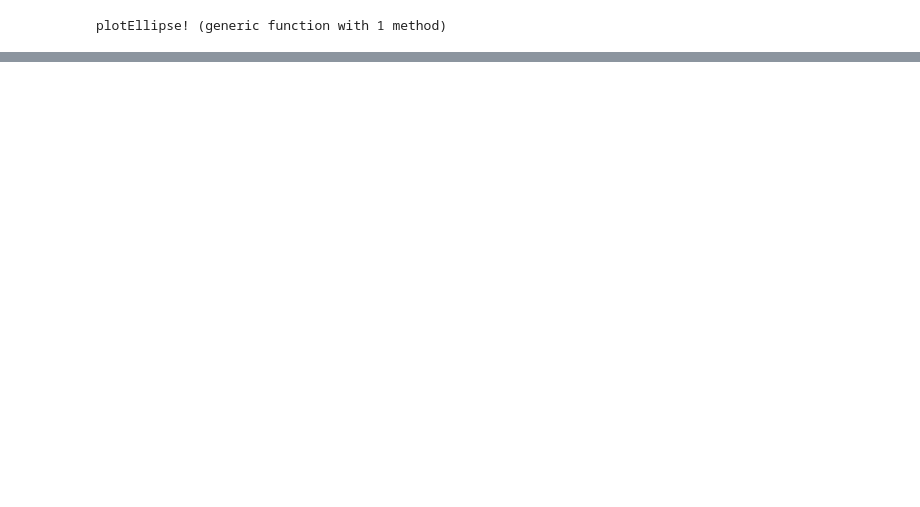
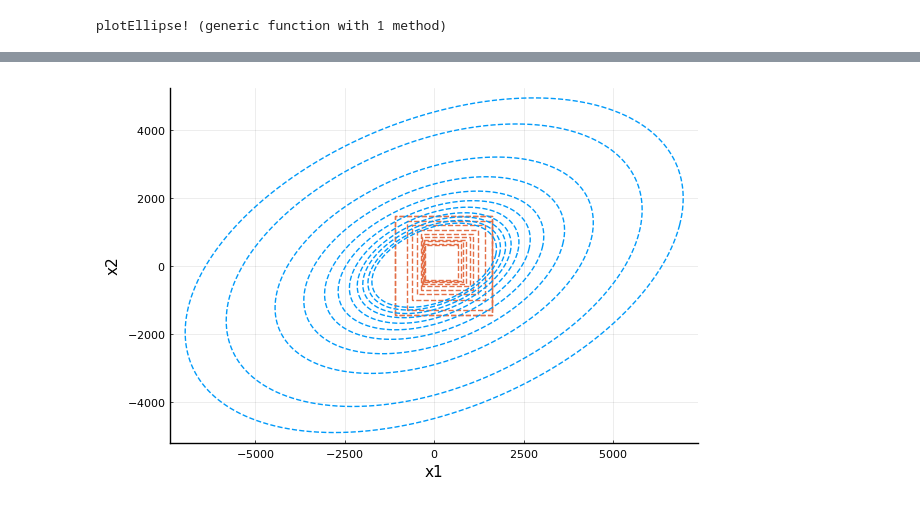
Before and after one commit to AntonXue/nn-sdp, a Jupyter notebook: notebooks/random-beta.ipynb, the cells around one changed output, grey strips where cells are left out. Saved outputs shown, nothing was run; the diff lists cells and outputs as text; code cells hidden in the pictures; blank space fills up the shorter version.

```diff
--- a/notebooks/random-beta.ipynb
+++ b/notebooks/random-beta.ipynb
@@ -234,0 +168,23 @@ ellipsoids[10][1]
+# %%
+plt = plot()
+todo_xs, todo_ys = x1s, x2s
+plt = plotBoxes!(plt, todo_xs[:,1], todo_xs[:,2], todo_ys[:,1], todo_ys[:,2],
+    color = colors[2],
+    linestyle = :dash,
+    legend = false)
+
+
+# todo_ellipsoids = ellipsoids[inds]
+todo_ellipsoids = ellipsoids
+
+for (P, yc) in todo_ellipsoids
+    Pp, ycp = P[1:2, 1:2], yc[1:2]
+    plotEllipse!(plt, Pp, ycp, color=colors[1], legend=false, linestyle=:dash)
+end
+
+plt = plot!(plt, xlabel="x1", ylabel="x2")
+
+savefig(plt, joinpath(DUMP_DIR, "reach-ellipbox-x1-x2.png"))
+# plt
+# %% [output]
+[figure, added]
```
Also changed, not shown: parts of 13 cells of this notebook, 21 other files.
